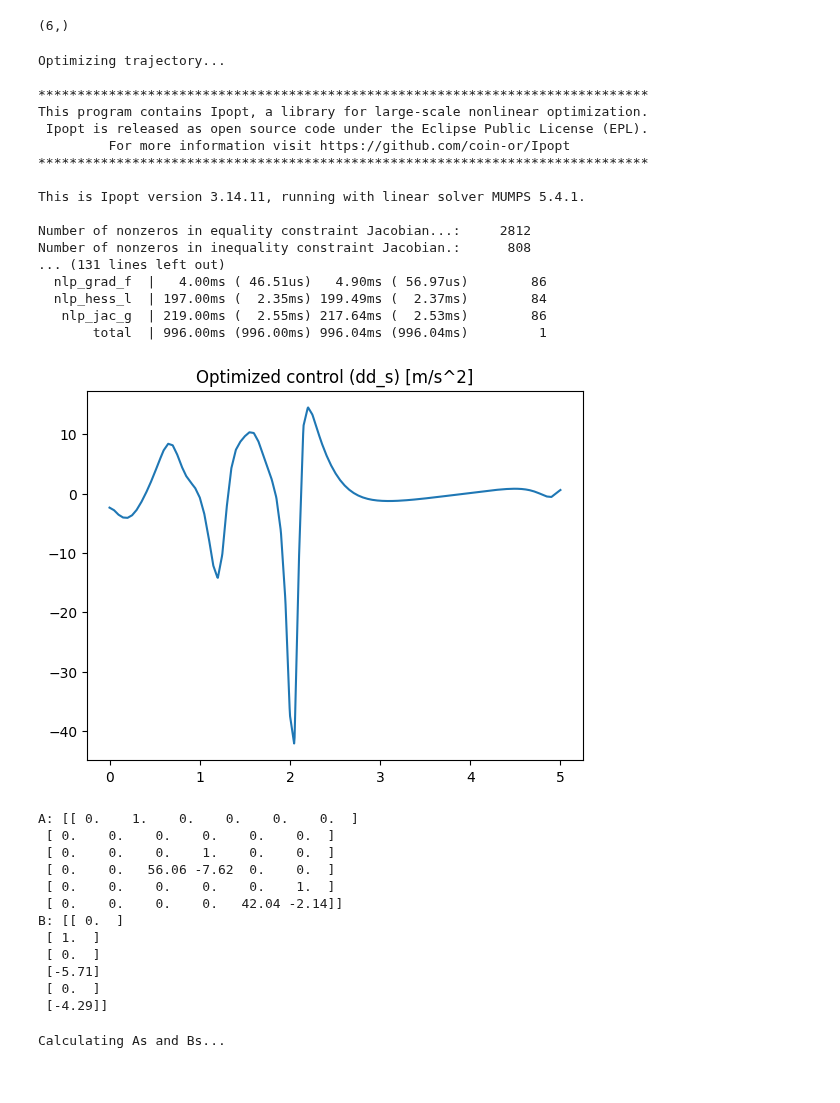
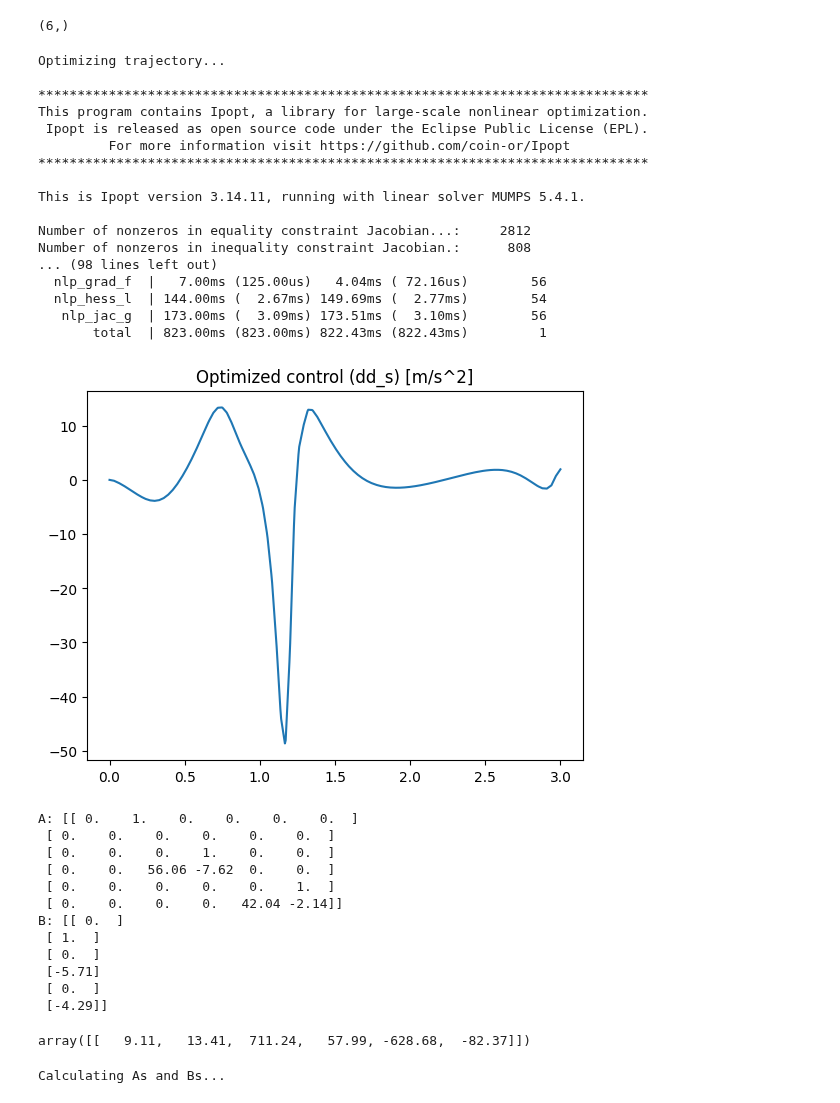
Before and after one commit to sackariaslunman/inverted-pendulum, a Jupyter notebook: src/python/env_cartpoles_direct_collocation_stepper.ipynb, the cells around one changed output. Saved outputs shown, nothing was run; the diff lists cells and outputs as text; code cells hidden in the pictures.

```diff
--- a/src/python/env_cartpoles_direct_collocation_stepper.ipynb
+++ b/src/python/env_cartpoles_direct_collocation_stepper.ipynb
@@ -13,7 +13,7 @@ from lib.numerical import rk4_step
 dt = 0.005
 g = 9.81
 
-cart = Cart(0.1, 0.01, (-0.8, 0.8), 0.1)
+cart = Cart(0.1, 0.01, (-0.8, 0.8), 0.05)
 motor = StepperMotor(0.06, (-5, 5), 0.2, (-2, 2), 0.1)
 poles = [Pole(0.1, 0.15, 0.01), Pole(0.2, 0.2, 0.01)]
 n = len(poles)
@@ -28,45 +28,45 @@ env.observation_space.shape
 # %% [output]
 (6,)
 # %%
-end_time = 5
-dt_collocation = 0.05
+end_time = 3
+dt_collocation = 0.03
 N_collocation = int(end_time/dt_collocation)+1
 
 N = int(end_time/dt)
 
-direct_collocation = CartPoleStepperMotorDirectCollocation(N, N_collocation, system, 0.001)
+direct_collocation = CartPoleStepperMotorDirectCollocation(N, N_collocation, system, 0.0001)
 
 x0 = np.array([0, 0] + [radians(180), 0]*n)
 
-r = np.array([0, 0] + [radians(0), 0] + [radians(0), 0])
+r = np.array([-0.5, 0] + [radians(0), 0] + [radians(0), 0])
 
 print("Optimizing trajectory...")
 states, controls = direct_collocation.make_solver(end_time, x0, r)
 
 time = np.linspace(0, end_time, N)
 
 plt.title("Optimized control (dd_s) [m/s^2]")
 plt.plot(time, controls.T[0])
 plt.show()
 # %% [output]
 Optimizing trajectory...
 
 ******************************************************************************
 This program contains Ipopt, a library for large-scale nonlinear optimization.
  Ipopt is released as open source code under the Eclipse Public License (EPL).
          For more information visit https://github.com/coin-or/Ipopt
 ******************************************************************************
 
 This is Ipopt version 3.14.11, running with linear solver MUMPS 5.4.1.
 
 Number of nonzeros in equality constraint Jacobian...:     2812
 Number of nonzeros in inequality constraint Jacobian.:      808
-... (131 lines left out)
-  nlp_grad_f  |   4.00ms ( 46.51us)   4.90ms ( 56.97us)        86
-  nlp_hess_l  | 197.00ms (  2.35ms) 199.49ms (  2.37ms)        84
-   nlp_jac_g  | 219.00ms (  2.55ms) 217.64ms (  2.53ms)        86
-       total  | 996.00ms (996.00ms) 996.04ms (996.04ms)         1
+... (98 lines left out)
+  nlp_grad_f  |   7.00ms (125.00us)   4.04ms ( 72.16us)        56
+  nlp_hess_l  | 144.00ms (  2.67ms) 149.69ms (  2.77ms)        54
+   nlp_jac_g  | 173.00ms (  3.09ms) 173.51ms (  3.10ms)        56
+       total  | 823.00ms (823.00ms) 822.43ms (822.43ms)         1
-[figure, old version]
+[figure, new version]
 # %%
 np.set_printoptions(precision=2)
 
@@ -85,10 +85,11 @@ Q = np.diag([100, 10]+[100, 10]*n)
 R = np.diag([1])
 
 A_d0, B_d0 = LQR.discretize(ct_dt, A0, B0, C, D)
-K_d0 = LQR.calculate_K_d(A_d0, B_d0, Q, R)
+_, K_d0 = LQR.calculate_K_d(A_d0, B_d0, Q, R)
 
 print("A:", A0)
 print("B:", B0)
+K_d0
 # %% [output]
 A: [[ 0.    1.    0.    0.    0.    0.  ]
  [ 0.    0.    0.    0.    0.    0.  ]
@@ -102,6 +103,7 @@ B: [[ 0.  ]
  [-5.71]
  [ 0.  ]
  [-4.29]]
+array([[   9.11,   13.41,  711.24,   57.99, -628.68,  -82.37]])
 # %%
 print("Calculating As and Bs...")
 As, Bs = np.vectorize(direct_collocation.linearize, signature='(n),(m)->(n,n),(n,m)')(states, controls)
```
Also changed, not shown: parts of 4 cells of this notebook, 9 other files.
